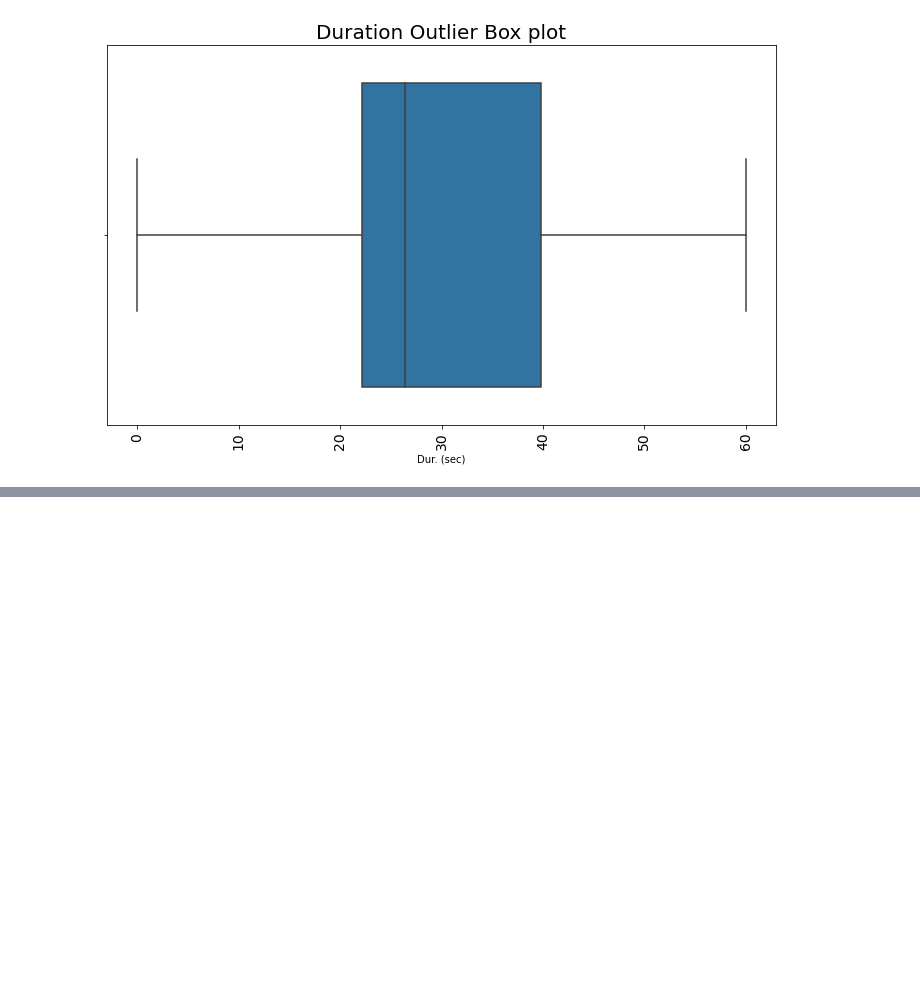
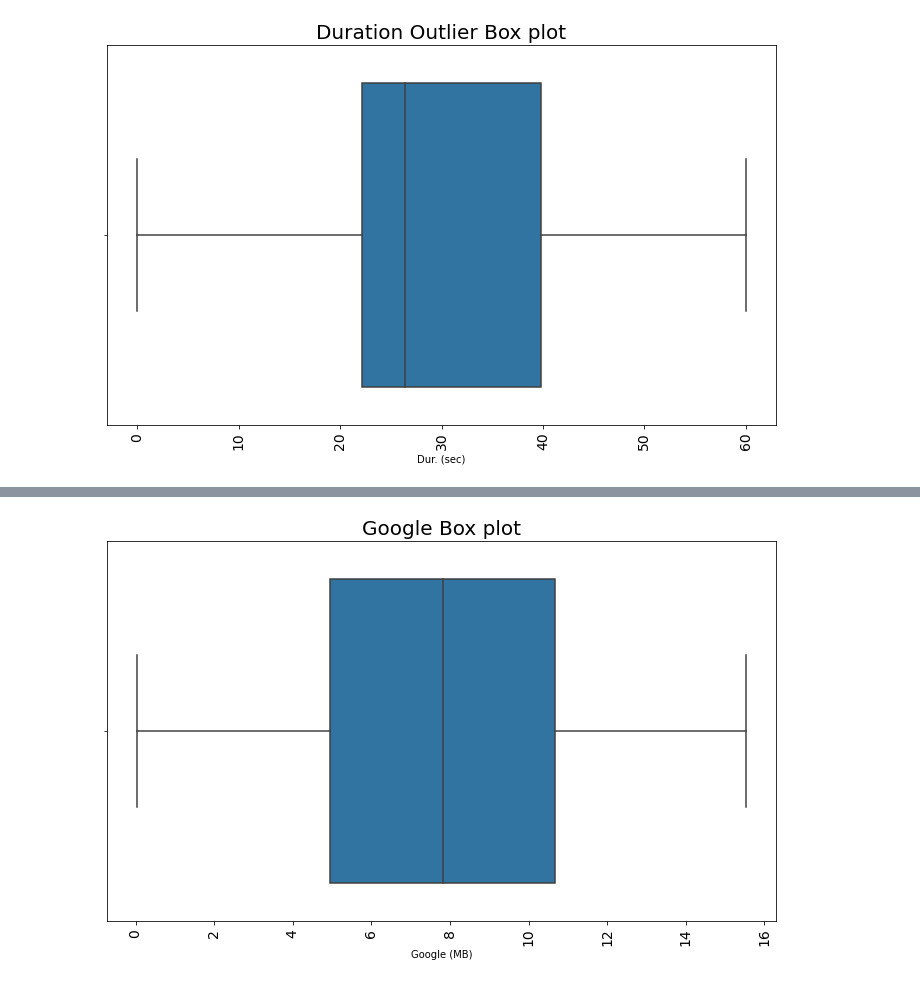
Before and after one commit to yonamg/Telecom-Data-Analysis, a Jupyter notebook: notebook/user_overview_analysis.ipynb, the cells around one changed output, grey strips where cells are left out. Drawn from its saved outputs; the diff is of its cells as text; code cells hidden in the pictures; blank space fills up the shorter version.

```diff
--- a/notebook/user_overview_analysis.ipynb
+++ b/notebook/user_overview_analysis.ipynb
@@ -310,0 +318,5 @@ NameError: name 'fix_outliers' is not defined
+# %%
+#Google box plotting
+box_plot(explore_feature_df, 'Google (MB)', 'Google Box plot')
+# %% [output]
+[figure, added]
```
Also changed, not shown: parts of 13 cells of this notebook.
